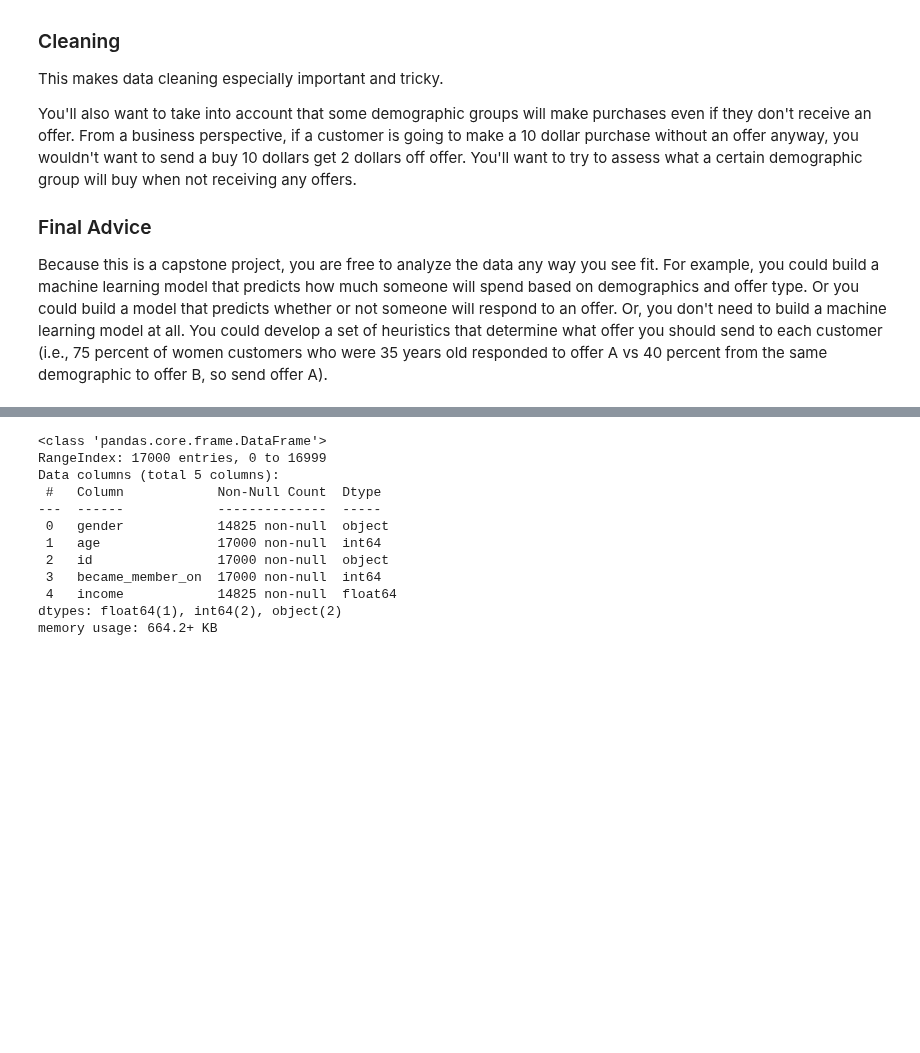
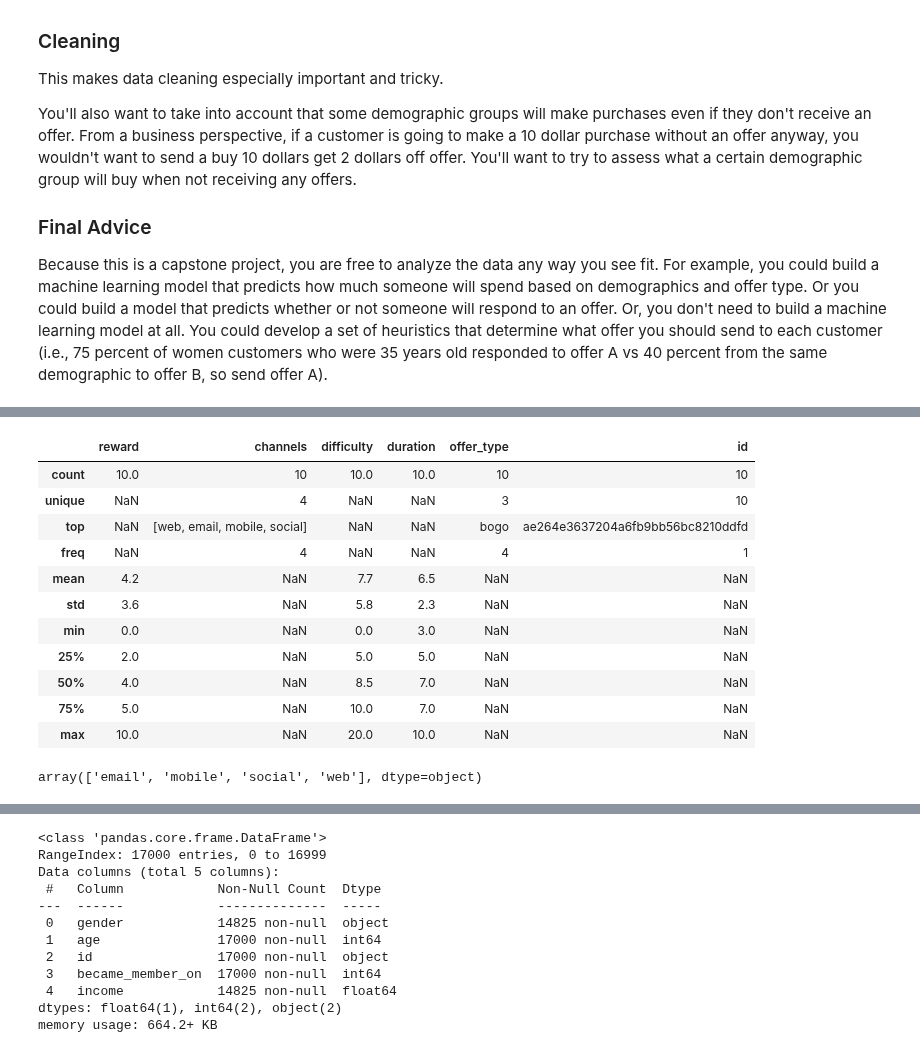
Before and after one commit to Niltonjuniorphd/Starbucks_project, a Jupyter notebook: Starbucks_Capstone_notebook.ipynb, the cells around one changed output, grey strips where cells are left out. Saved outputs shown, nothing was run; the diff lists cells and outputs as text; code cells hidden in the pictures; blank space fills up the shorter version.

```diff
--- a/Starbucks_Capstone_notebook.ipynb
+++ b/Starbucks_Capstone_notebook.ipynb
@@ -102,0 +128,19 @@ memory usage: 608.0+ bytes
+# %%
+portfolio.describe(include='all').round(1)
+# %% [output]
+|  | reward | channels | difficulty | duration | offer_type | id |
+| count | 10.0 | 10 | 10.0 | 10.0 | 10 | 10 |
+| unique | NaN | 4 | NaN | NaN | 3 | 10 |
+| top | NaN | [web, email, mobile, social] | NaN | NaN | bogo | ae264e3637204a6fb9bb56bc8210ddfd |
+| freq | NaN | 4 | NaN | NaN | 4 | 1 |
+| mean | 4.2 | NaN | 7.7 | 6.5 | NaN | NaN |
+| std | 3.6 | NaN | 5.8 | 2.3 | NaN | NaN |
+| min | 0.0 | NaN | 0.0 | 3.0 | NaN | NaN |
+| 25% | 2.0 | NaN | 5.0 | 5.0 | NaN | NaN |
+| 50% | 4.0 | NaN | 8.5 | 7.0 | NaN | NaN |
+| 75% | 5.0 | NaN | 10.0 | 7.0 | NaN | NaN |
+| max | 10.0 | NaN | 20.0 | 10.0 | NaN | NaN |
+# %%
+portfolio['channels'].explode().unique()
+# %% [output]
+array(['email', 'mobile', 'social', 'web'], dtype=object)
```
Also changed, not shown: parts of 41 cells of this notebook, 1 other file.
